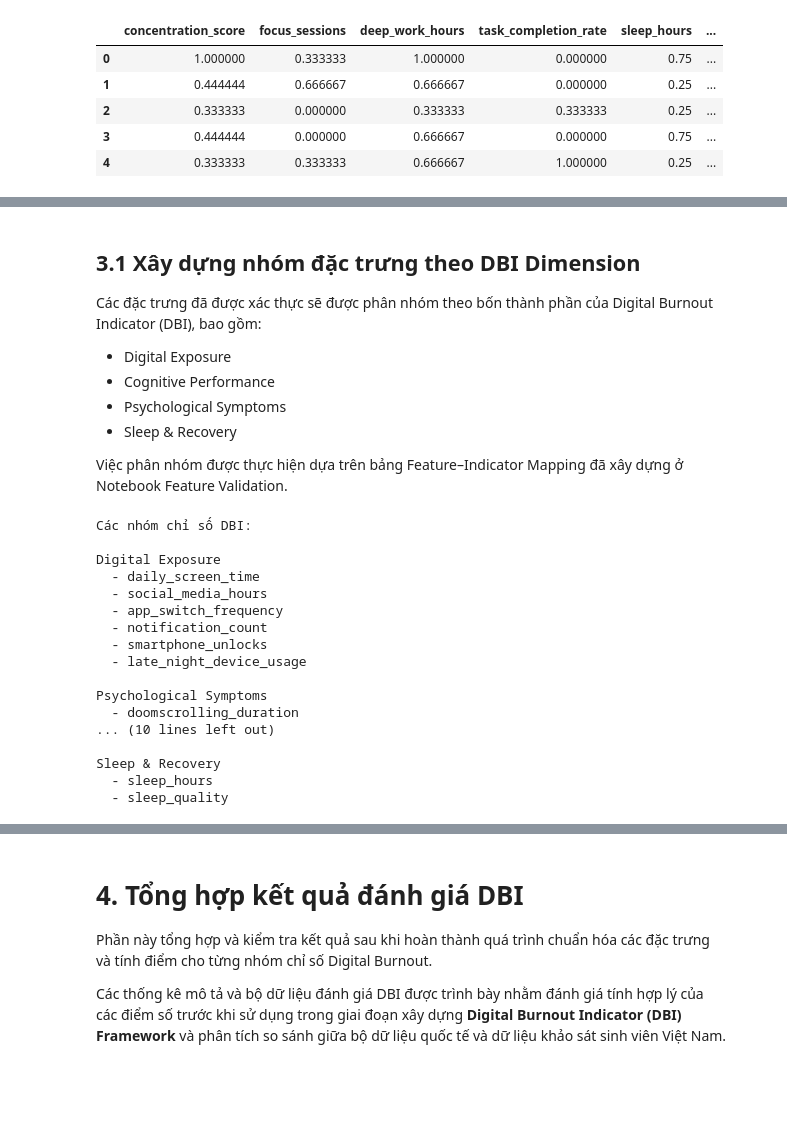
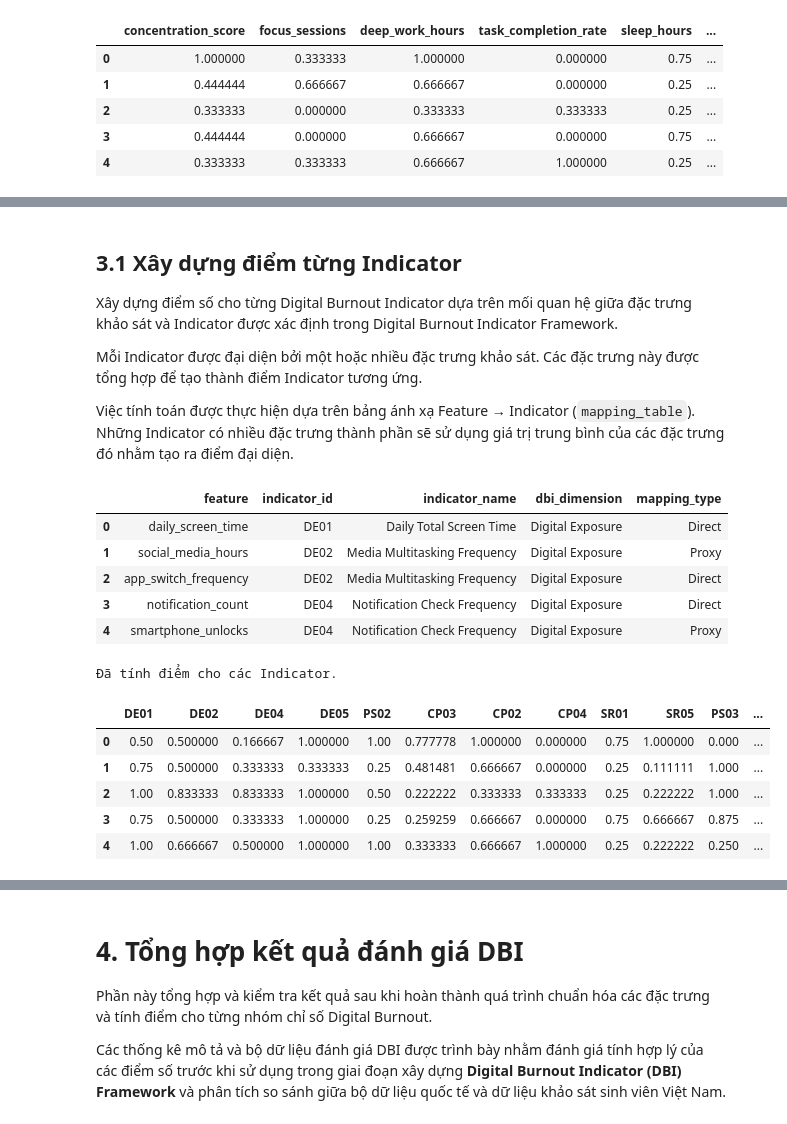
Before and after one commit to NguynnThah/DA016, a Jupyter notebook: notebooks/vietnam_dataset/05_DBI_assessment.ipynb, the cells around one changed output, grey strips where cells are left out. Cells and saved outputs as stored; diff of their text form; code cells hidden in the pictures; blank space fills up the shorter version.

```diff
--- a/notebooks/vietnam_dataset/05_DBI_assessment.ipynb
+++ b/notebooks/vietnam_dataset/05_DBI_assessment.ipynb
@@ -46,7 +46,7 @@ validated_feature_path = Path(
 )
 
 mapping_path = Path(
-    "../../data/processed/feature_indicator_mapping.csv"
+    "../../data/processed/vietnam_dataset/feature_indicator_mapping.csv"
 )
 
 output_path = Path(
@@ -270,50 +283,60 @@ Việc xác định trọng số chính thức cho từng nhóm chỉ số sẽ
 # %% [markdown]
-## 3.1 Xây dựng nhóm đặc trưng theo DBI Dimension
+## 3.1 Xây dựng điểm từng Indicator
 
-Các đặc trưng đã được xác thực sẽ được phân nhóm theo bốn thành phần của Digital Burnout Indicator (DBI), bao gồm:
+Xây dựng điểm số cho từng Digital Burnout Indicator dựa trên mối quan hệ giữa đặc trưng khảo sát và Indicator được xác định trong Digital Burnout Indicator Framework.
 
-- Digital Exposure
-- Cognitive Performance
-- Psychological Symptoms
-- Sleep & Recovery
+Mỗi Indicator được đại diện bởi một hoặc nhiều đặc trưng khảo sát. Các đặc trưng này được tổng hợp để tạo thành điểm Indicator tương ứng.
 
-Việc phân nhóm được thực hiện dựa trên bảng Feature–Indicator Mapping đã xây dựng ở Notebook Feature Validation.
+Việc tính toán được thực hiện dựa trên bảng ánh xạ Feature → Indicator (`mapping_table`). Những Indicator có nhiều đặc trưng thành phần sẽ sử dụng giá trị trung bình của các đặc trưng đó nhằm tạo ra điểm đại diện.
+# %%
+# Kiểm tra bảng ánh xạ Feature và Indicator
+
+mapping_table.head()
+# %% [output]
+|  | feature | indicator_id | indicator_name | dbi_dimension | mapping_type |
+| 0 | daily_screen_time | DE01 | Daily Total Screen Time | Digital Exposure | Direct |
+| 1 | social_media_hours | DE02 | Media Multitasking Frequency | Digital Exposure | Proxy |
+| 2 | app_switch_frequency | DE02 | Media Multitasking Frequency | Digital Exposure | Direct |
+| 3 | notification_count | DE04 | Notification Check Frequency | Digital Exposure | Direct |
+| 4 | smartphone_unlocks | DE04 | Notification Check Frequency | Digital Exposure | Proxy |
 # %%
-# Xây dựng danh sách đặc trưng theo từng nhóm DBI
+# Khởi tạo bảng lưu điểm Indicator
 
-dbi_groups = {}
+indicator_scores = pd.DataFrame(
+    index=dbi_data.index
+)
 
-for dimension in mapping_table["dbi_dimension"].unique():
 
-    dbi_groups[dimension] = (
+# Tính điểm từng Indicator dựa trên các feature được ánh xạ
+
+for indicator_id in mapping_table["indicator_id"].unique():
+
+    mapped_features = (
         mapping_table[
-            mapping_table["dbi_dimension"] == dimension
+            mapping_table["indicator_id"] == indicator_id
         ]["feature"]
         .tolist()
     )
 
-print("Các nhóm chỉ số DBI:")
 
-for dimension, features in dbi_groups.items():
-    print(f"\n{dimension}")
-    for feature in features:
-        print(f"  - {feature}")
+    indicator_scores[indicator_id] = (
+        dbi_data[mapped_features]
+        .mean(axis=1)
+    )
+
+
+print("Đã tính điểm cho các Indicator.")
 # %% [output]
-Các nhóm chỉ số DBI:
-
-Digital Exposure
-  - daily_screen_time
-  - social_media_hours
-  - app_switch_frequency
-  - notification_count
-  - smartphone_unlocks
-  - late_night_device_usage
-
-Psychological Symptoms
-  - doomscrolling_duration
-... (10 lines left out)
-
-Sleep & Recovery
-  - sleep_hours
-  - sleep_quality
+Đã tính điểm cho các Indicator.
+# %%
+# Kiểm tra kết quả điểm Indicator đã được xây dựng
+
+indicator_scores.head()
+# %% [output]
+|  | DE01 | DE02 | DE04 | DE05 | PS02 | CP03 | CP02 | CP04 | SR01 | SR05 | PS03 | ... |
+| 0 | 0.50 | 0.500000 | 0.166667 | 1.000000 | 1.00 | 0.777778 | 1.000000 | 0.000000 | 0.75 | 1.000000 | 0.000 | ... |
+| 1 | 0.75 | 0.500000 | 0.333333 | 0.333333 | 0.25 | 0.481481 | 0.666667 | 0.000000 | 0.25 | 0.111111 | 1.000 | ... |
+| 2 | 1.00 | 0.833333 | 0.833333 | 1.000000 | 0.50 | 0.222222 | 0.333333 | 0.333333 | 0.25 | 0.222222 | 1.000 | ... |
+| 3 | 0.75 | 0.500000 | 0.333333 | 1.000000 | 0.25 | 0.259259 | 0.666667 | 0.000000 | 0.75 | 0.666667 | 0.875 | ... |
+| 4 | 1.00 | 0.666667 | 0.500000 | 1.000000 | 1.00 | 0.333333 | 0.666667 | 1.000000 | 0.25 | 0.222222 | 0.250 | ... |
 # %% [markdown]
```
Also changed, not shown: parts of 37 cells of this notebook, 31 other files.
